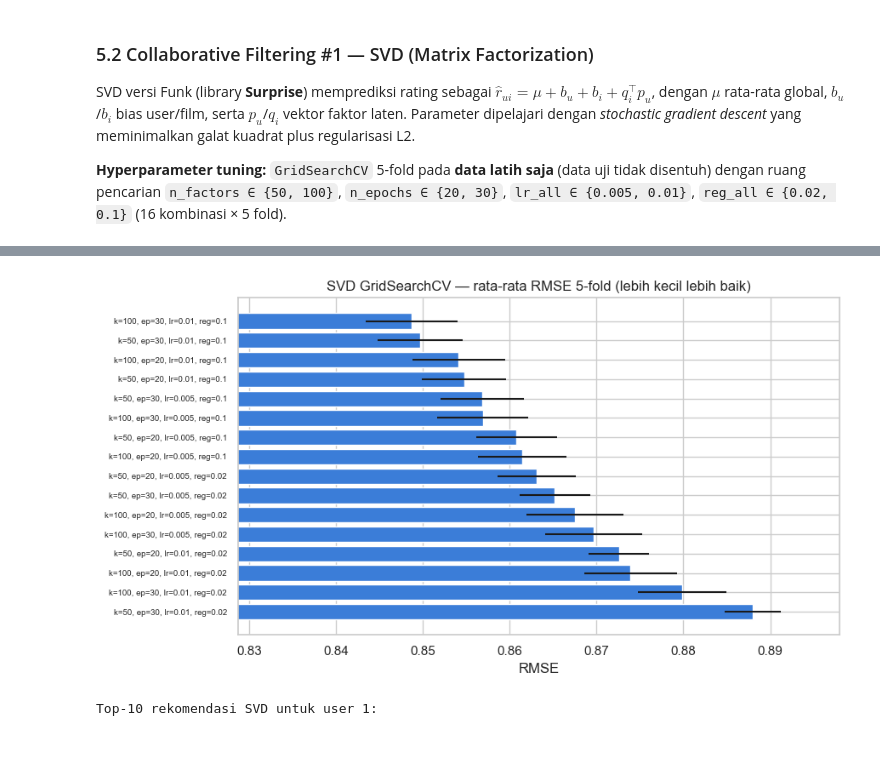
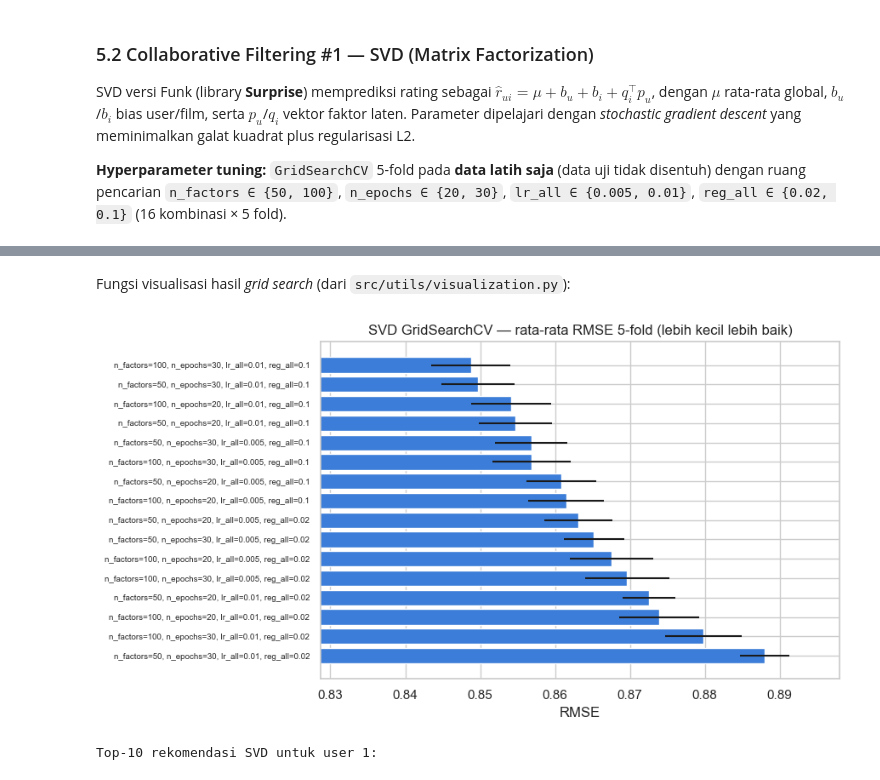
Before and after one commit to LouSens/movie-recommendation-system-ml, a Jupyter notebook: notebooks/sistem_rekomendasi_film.ipynb, the cells around one changed output, grey strips where cells are left out. Drawn from its saved outputs; the diff is of its cells as text; code cells hidden in the pictures; blank space fills up the shorter version.

```diff
--- a/notebooks/sistem_rekomendasi_film.ipynb
+++ b/notebooks/sistem_rekomendasi_film.ipynb
@@ -821,20 +932,38 @@ Grid search selesai dalam 8.9 detik
 | 14 | 100 | 30 | 0.010 | 0.02 | 0.8798 | 0.0051 | ... |
 | 15 | 50 | 30 | 0.010 | 0.02 | 0.8880 | 0.0033 | ... |
 Parameter terbaik (RMSE): {'n_factors': 100, 'n_epochs': 30, 'lr_all': 0.01, 'reg_all': 0.1} | CV RMSE = 0.8487
-# %%
-plt.figure(figsize=(9, 5))
-labels = cv_table.apply(
-    lambda r: f"k={int(r.param_n_factors)}, ep={int(r.param_n_epochs)}, lr={r.param_lr_all}, reg={r.param_reg_all}",
-    axis=1,
-)
-plt.barh(labels[::-1], cv_table["mean_test_rmse"][::-1], xerr=cv_table["std_test_rmse"][::-1], color="#3b7dd8")
-plt.xlim(cv_table["mean_test_rmse"].min() - 0.02, cv_table["mean_test_rmse"].max() + 0.01)
-plt.title("SVD GridSearchCV — rata-rata RMSE 5-fold (lebih kecil lebih baik)")
-plt.xlabel("RMSE")
-plt.yticks(fontsize=7)
-save_fig("10_svd_grid_search.png")
-# %% [output]
-[figure, removed]
+# %% [markdown]
+Fungsi visualisasi hasil *grid search* (dari `src/utils/visualization.py`):
+# %%
+def plot_svd_grid_search(cv_table: pd.DataFrame, save_path: Path | str | None = None) -> plt.Figure:
+    """Mean ± std CV RMSE for every SVD hyperparameter combination (best on top).
+
+    Args:
+        cv_table: One row per combination with ``param_*``, ``mean_test_rmse`` and
+            ``std_test_rmse`` columns, sorted from best to worst.
+    """
+    param_cols = [c for c in cv_table.columns if c.startswith("param_") and "random" not in c]
+
+    def label(row: pd.Series) -> str:
+        return ", ".join(f"{c.removeprefix('param_')}={row[c]:g}" for c in param_cols)
+
+    labels = cv_table.apply(label, axis=1)
+    fig, ax = plt.subplots(figsize=(9, 5))
+    ax.barh(
+        labels[::-1],
+        cv_table["mean_test_rmse"][::-1],
+        xerr=cv_table["std_test_rmse"][::-1],
+        color="#3b7dd8",
+    )
+    ax.set_xlim(cv_table["mean_test_rmse"].min() - 0.02, cv_table["mean_test_rmse"].max() + 0.01)
+    ax.set(title="SVD GridSearchCV — rata-rata RMSE 5-fold (lebih kecil lebih baik)", xlabel="RMSE")
+    ax.tick_params(axis="y", labelsize=7)
+    return _finish(fig, save_path)
+# %%
+plot_svd_grid_search(cv_table, save_path=FIG_DIR / "10_svd_grid_search.png")
+plt.show()
+# %% [output]
+[figure, added]
 # %%
 svd_model = SVD(random_state=SEED, **best_params)
 svd_model.fit(train_surprise.build_full_trainset())
```
Also changed, not shown: parts of 30 cells of this notebook, 12 other files.
